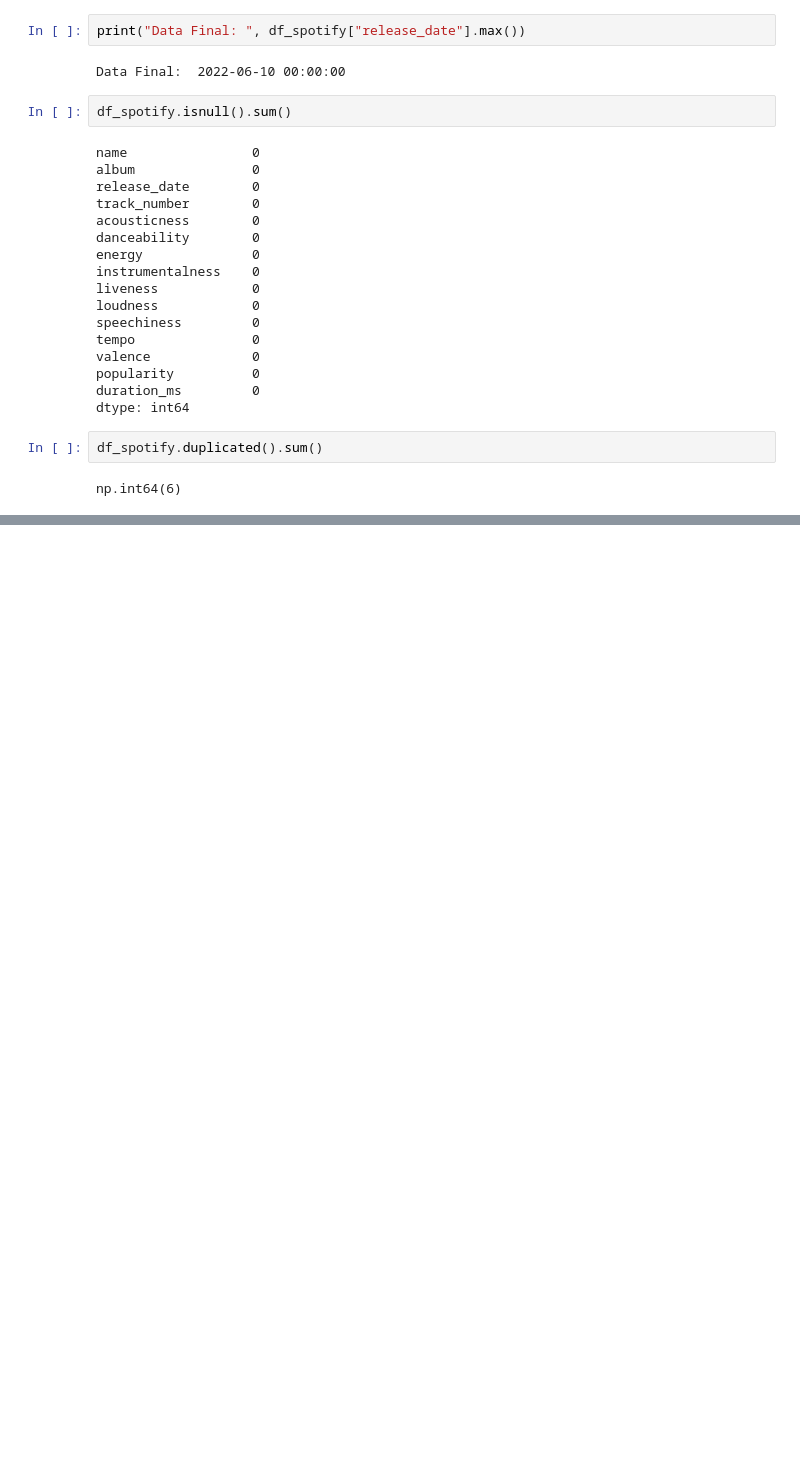
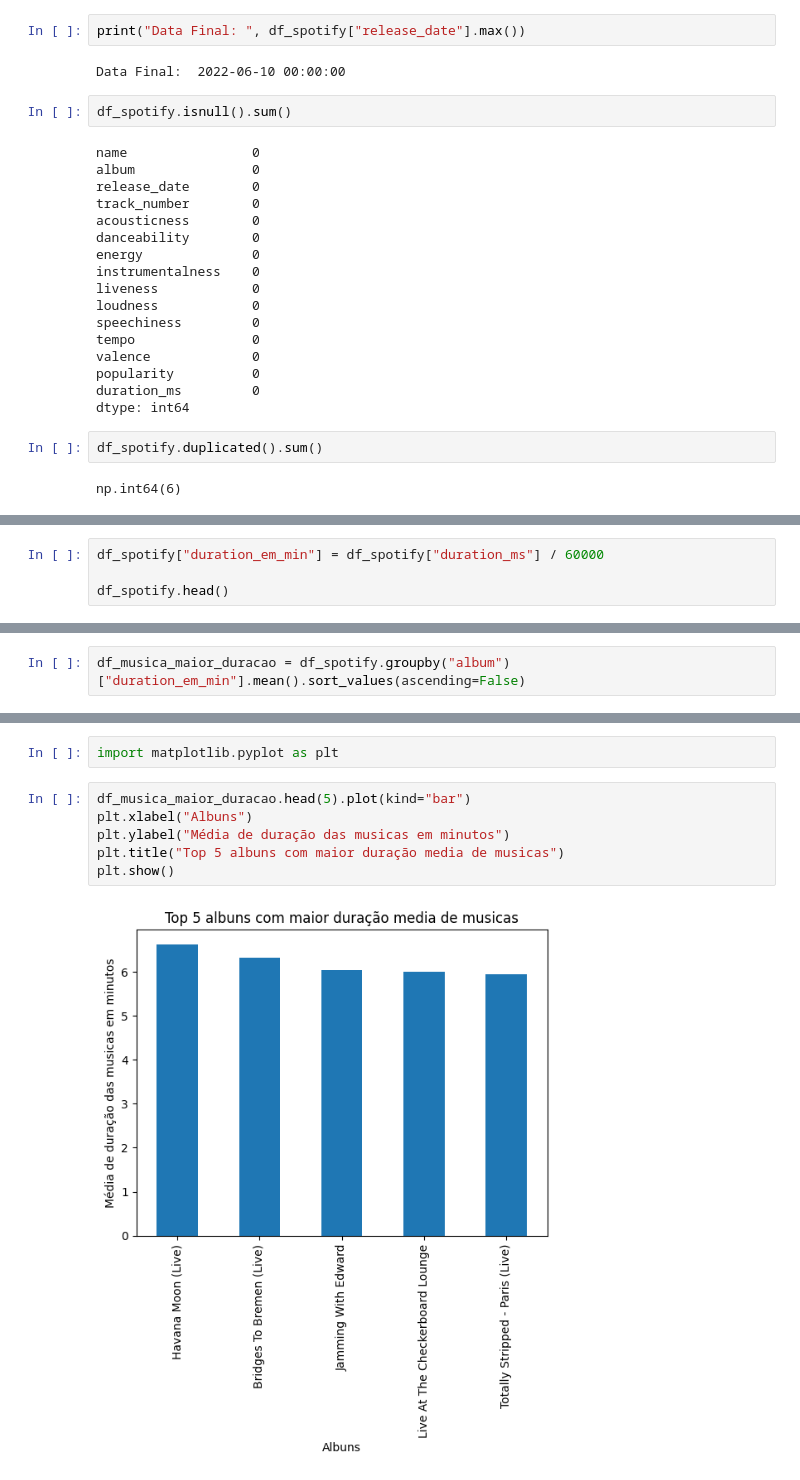
Before and after one commit to willdevsp/fiap_data_analitycs, a Jupyter notebook: Fase 2/aula2_machine_learning.ipynb, the cells around one changed output, grey strips where cells are left out. Drawn from its saved outputs; the diff is of its cells as text; blank space fills up the shorter version.

```diff
--- a/Fase 2/aula2_machine_learning.ipynb
+++ b/Fase 2/aula2_machine_learning.ipynb
@@ -83,3 +83,7 @@ df_spotify[df_spotify.duplicated]
 | 939 | No Spare Parts | Some Girls (Deluxe Version) | 1978-06-09 | 5 | 0.2400 | 0.594 | 0.762 | 0.000015 | ... |
 | 940 | Don't Be A Stranger | Some Girls (Deluxe Version) | 1978-06-09 | 6 | 0.0610 | 0.720 | 0.867 | 0.029700 | ... |
 | 946 | Petrol Blues | Some Girls (Deluxe Version) | 1978-06-09 | 12 | 0.7690 | 0.835 | 0.621 | 0.114000 | ... |
+# %%
+df_spotify["duration_em_min"] = df_spotify["duration_ms"] / 60000
+
+df_spotify.head()
@@ -85,0 +113,2 @@ df_spotify[df_spotify.duplicated]
+# %%
+df_musica_maior_duracao = df_spotify.groupby("album")["duration_em_min"].mean().sort_values(ascending=False)
@@ -85,0 +131,10 @@ df_spotify[df_spotify.duplicated]
+# %%
+import matplotlib.pyplot as plt
+# %%
+df_musica_maior_duracao.head(5).plot(kind="bar")
+plt.xlabel("Albuns")
+plt.ylabel("Média de duração das musicas em minutos")
+plt.title("Top 5 albuns com maior duração media de musicas")
+plt.show()
+# %% [output]
+[figure, added]
```
Also changed, not shown: parts of 46 cells of this notebook, 5 other files.
